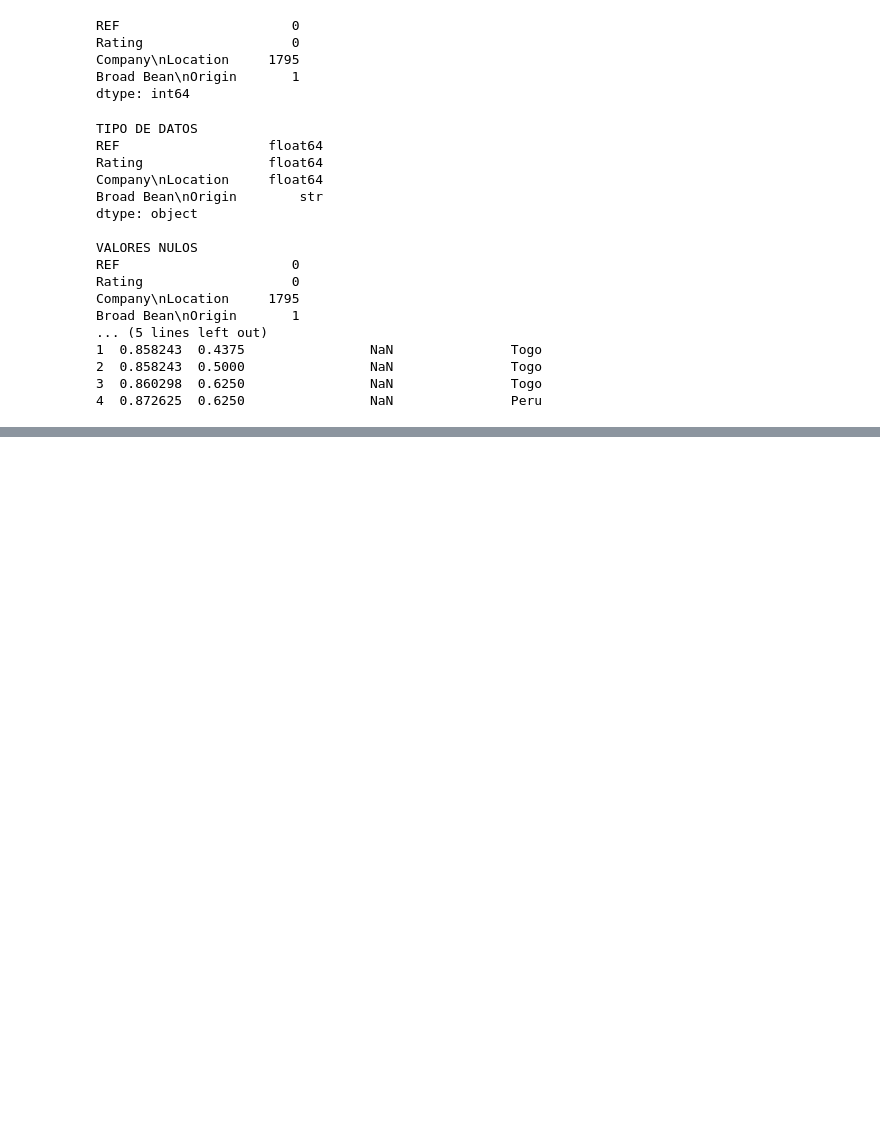
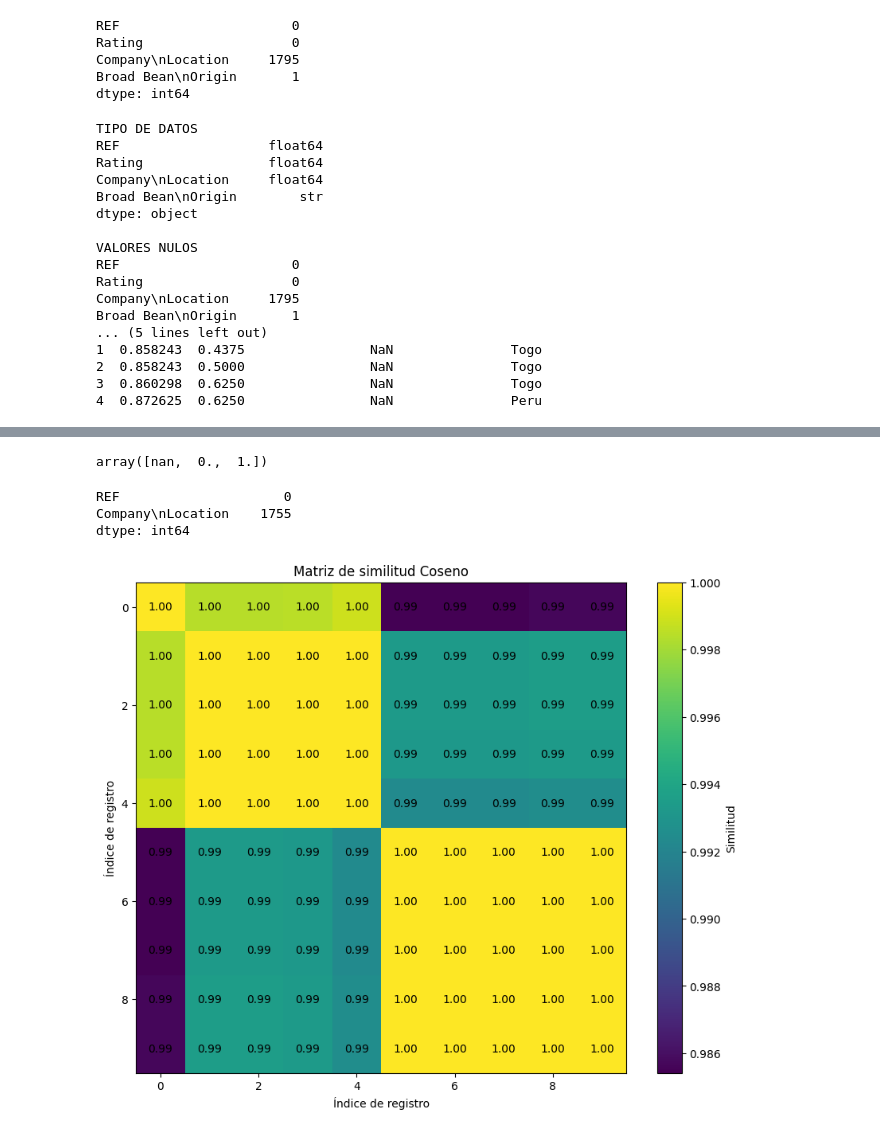
Before and after one commit to Maggycodde/Clases_IARMA-3, a Jupyter notebook: caso1.ipynb, the cells around one changed output, grey strips where cells are left out. Drawn from its saved outputs; the diff is of its cells as text; code cells hidden in the pictures; blank space fills up the shorter version.

```diff
--- a/caso1.ipynb
+++ b/caso1.ipynb
@@ -342,0 +357,2 @@ Broad Bean\nOrigin       1
+# %%
+df = pd.read_csv('chocolate/flavors_of_cacao.csv')
@@ -342,0 +379,54 @@ Broad Bean\nOrigin       1
+# %%
+df["Company\nLocation"] = df["Company\nLocation"].map({
+    "Peru": 0,
+    "Colombia": 1,
+})
+# %%
+df["Company\nLocation"].unique()
+# %% [output]
+array([nan,  0.,  1.])
+# %%
+df["REF"] = df["REF"].fillna(
+    df["REF"].median()
+)
+# %%
+df[["REF","Company\nLocation"]].isnull().sum()
+# %% [output]
+REF                     0
+Company\nLocation    1755
+dtype: int64
+# %%
+from sklearn.metrics.pairwise import cosine_similarity
+
+datos = df[
+    ["REF","Rating","Review\nDate"]
+]
+
+similitud = cosine_similarity(
+    datos.iloc[:10]
+)
+# %%
+plt.figure(figsize=(10, 8))
+
+plt.imshow(similitud)
+
+plt.colorbar(label="Similitud");
+
+for i in range(similitud.shape[0]):
+    for j in range(similitud.shape[1]):
+        plt.text(
+            j,
+            i,
+            f"{similitud[i, j]:.2f}",
+            ha="center",
+            va="center"
+        )
+
+
+plt.title("Matriz de similitud Coseno")
+plt.xlabel("Índice de registro")
+plt.ylabel("Índice de registro")
+
+plt.show()
+# %% [output]
+[figure, added]
```
Also changed, not shown: parts of 4 cells of this notebook, 3 other files.
